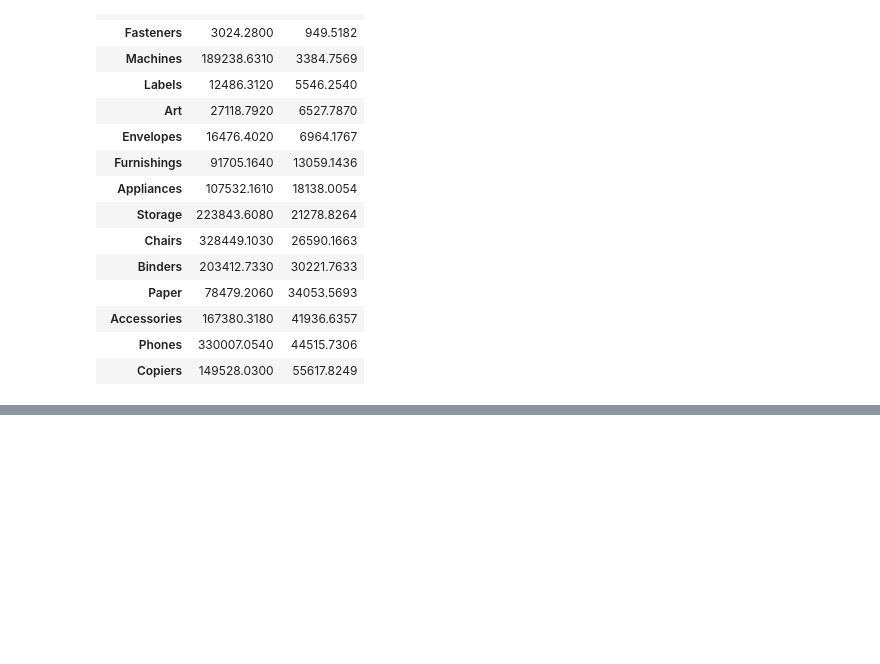
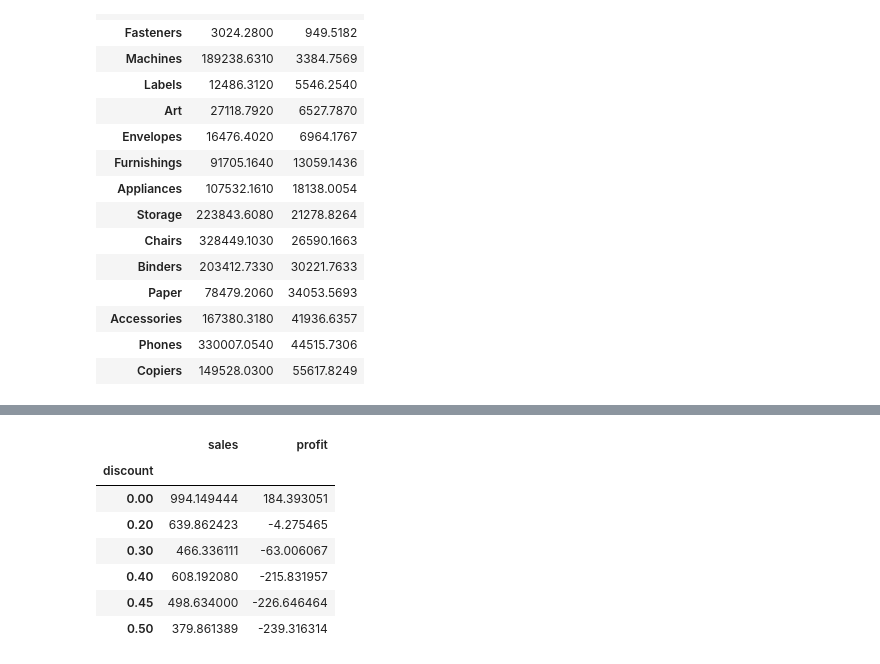
Before and after one commit to Yashoda07/Retail-Sales-Intelligence-Platform, a Jupyter notebook: notebooks/02_exploratory_data_analysis.ipynb, the cells around one changed output, grey strips where cells are left out. Drawn from its saved outputs; the diff is of its cells as text; code cells hidden in the pictures; blank space fills up the shorter version.

```diff
--- a/notebooks/02_exploratory_data_analysis.ipynb
+++ b/notebooks/02_exploratory_data_analysis.ipynb
@@ -94,0 +108,11 @@ subcategory_analysis
+# %%
+tables.groupby("discount")[["sales", "profit"]].mean()
+# %% [output]
+|  | sales | profit |
+| discount |  |  |
+| 0.00 | 994.149444 | 184.393051 |
+| 0.20 | 639.862423 | -4.275465 |
+| 0.30 | 466.336111 | -63.006067 |
+| 0.40 | 608.192080 | -215.831957 |
+| 0.45 | 498.634000 | -226.646464 |
+| 0.50 | 379.861389 | -239.316314 |
```
Also changed, not shown: parts of 1 cell of this notebook, 2 other files.
